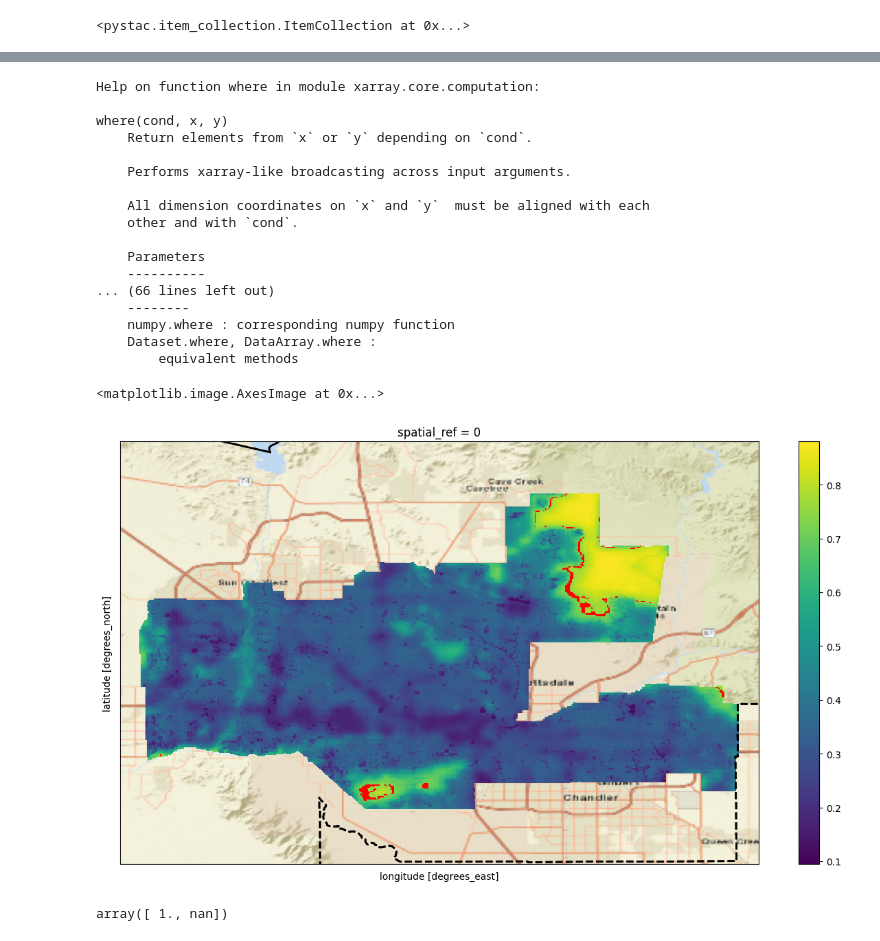
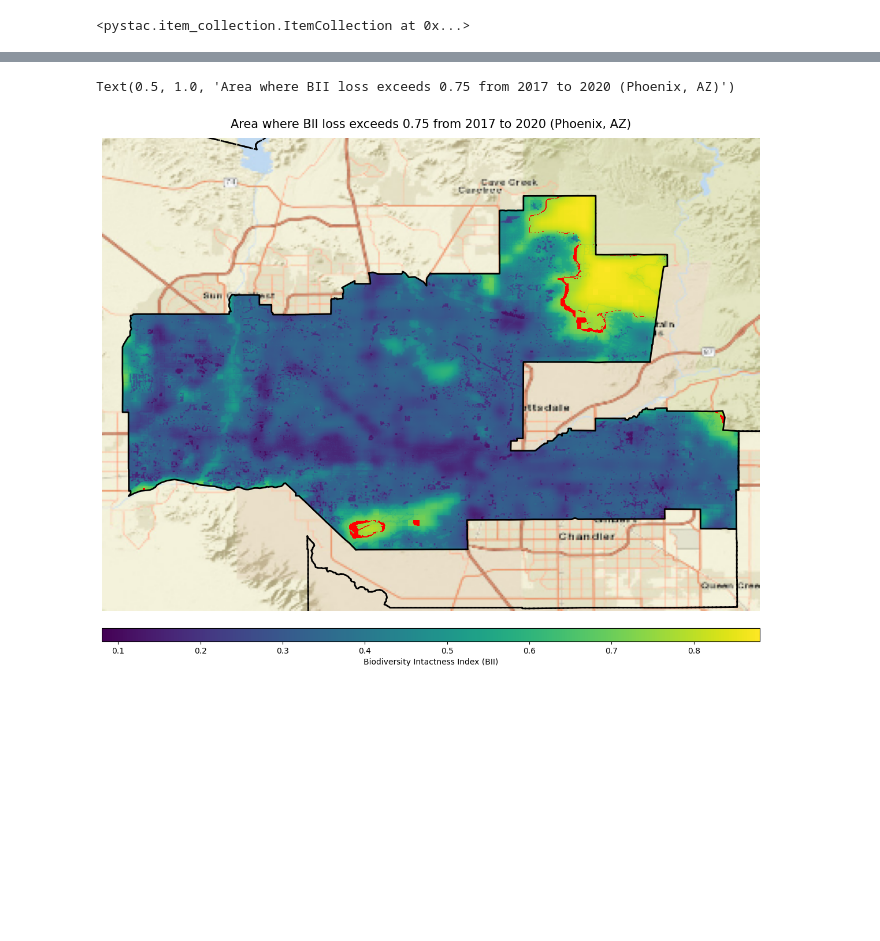
Before and after one commit to silkieMoth/phoenix-biodiversity-intactness, a Jupyter notebook: final_proj_part_2.ipynb, the cells around one changed output, grey strips where cells are left out. Cells and saved outputs as stored; diff of their text form; code cells hidden in the pictures; blank space fills up the shorter version.

```diff
--- a/final_proj_part_2.ipynb
+++ b/final_proj_part_2.ipynb
@@ -191,9 +157,9 @@ Attributes:
 phoenix = phoenix.to_crs(phoenix_2020_rast.rio.crs)
 # %%
+# Clip rasters to extent of phoenix polygon
 phoenix_2017_clip = phoenix_2017_rast.rio.clip_box(*phoenix.total_bounds).copy()
-phoenix_2017_rast_agg = phoenix_2017_clip.coarsen(y=2, x=2, boundary='trim').mean().copy()
-phoenix_2017_rast_mask = phoenix_2017_rast_agg.salem.roi(geometry = Polygon(*phoenix.geometry))
+phoenix_2020_clip = phoenix_2020_rast.rio.clip_box(*phoenix.total_bounds).copy()
 
-phoenix_2020_clip = phoenix_2020_rast.rio.clip_box(*phoenix.total_bounds).copy()
-phoenix_2020_rast_agg = phoenix_2020_clip.coarsen(y=2, x=2, boundary='trim').mean().copy()
-phoenix_2020_rast_mask = phoenix_2020_rast_agg.salem.roi(geometry = Polygon(*phoenix.geometry))
+# Clip rasters to shape of polygon
+phoenix_2017_rast_mask = phoenix_2017_clip.salem.roi(geometry = Polygon(*phoenix.geometry))
+phoenix_2020_rast_mask = phoenix_2020_clip.salem.roi(geometry = Polygon(*phoenix.geometry))
@@ -337,42 +239,33 @@ Coordinates:
-# %%
-help(xr.where)
-# %% [output]
-Help on function where in module xarray.core.computation:
-
-where(cond, x, y)
-    Return elements from `x` or `y` depending on `cond`.
-
-    Performs xarray-like broadcasting across input arguments.
-
-    All dimension coordinates on `x` and `y`  must be aligned with each
-    other and with `cond`.
-
-    Parameters
-    ----------
-... (66 lines left out)
-    --------
-    numpy.where : corresponding numpy function
-    Dataset.where, DataArray.where :
-        equivalent methods
 # %%
-fig, ax = plt.subplots(figsize=(15,8))
+fig, ax = plt.subplots(figsize=(phoenix_2017_rast_mask.rio.width/67.5,
+                                phoenix_2017_rast_mask.rio.height/45))
+ax.axis('off')
 
+# Init mpl.toolkits basemap
 bm = Basemap(projection='merc',
             resolution='c', llcrnrlon = -112.5, urcrnrlon = -111.55, llcrnrlat = 33.2, urcrnrlat = 33.9, epsg = 4269)
 
-bm.drawcounties(ax = ax, linewidth = 2, linestyle = 'dashed')
+# County lines and basemap
+bm.drawcounties(ax = ax, linewidth = 2, linestyle = '-.')
 bm.arcgisimage(ax = ax, service = 'World_Street_Map')
 
-phoenix_2020_rast_mask.plot.imshow(ax=ax)
+# BII raster
+bii = phoenix_2020_rast_mask.plot.imshow(ax=ax,
+                                   cbar_kwargs = {'orientation': 'horizontal',
+                                                  'pad': 0.03,
+                                                  'aspect': 50,
+                                                  'label': 'Biodiversity Intactness Index (BII)'})
 
+# Phoenix outline
+phoenix.boundary.plot(ax = ax, alpha = 1, color = 'black', linewidth = 2)
+
+# Areas of greater than 0.75 BII loss
 phoenix_diff.plot.imshow(ax = ax,
                          colors = 'red',
                          levels = 2,
                          add_colorbar = False)
+
+ax.set_title('Area where BII loss exceeds 0.75 from 2017 to 2020 (Phoenix, AZ)', fontsize = 15, pad = 12)
 # %% [output]
-<matplotlib.image.AxesImage at 0x...>
+Text(0.5, 1.0, 'Area where BII loss exceeds 0.75 from 2017 to 2020 (Phoenix, AZ)')
-[figure, old version]
+[figure, new version]
-# %%
-np.unique(phoenix_diff.values)
-# %% [output]
-array([ 1., nan])
```
Also changed, not shown: parts of 36 cells of this notebook.
